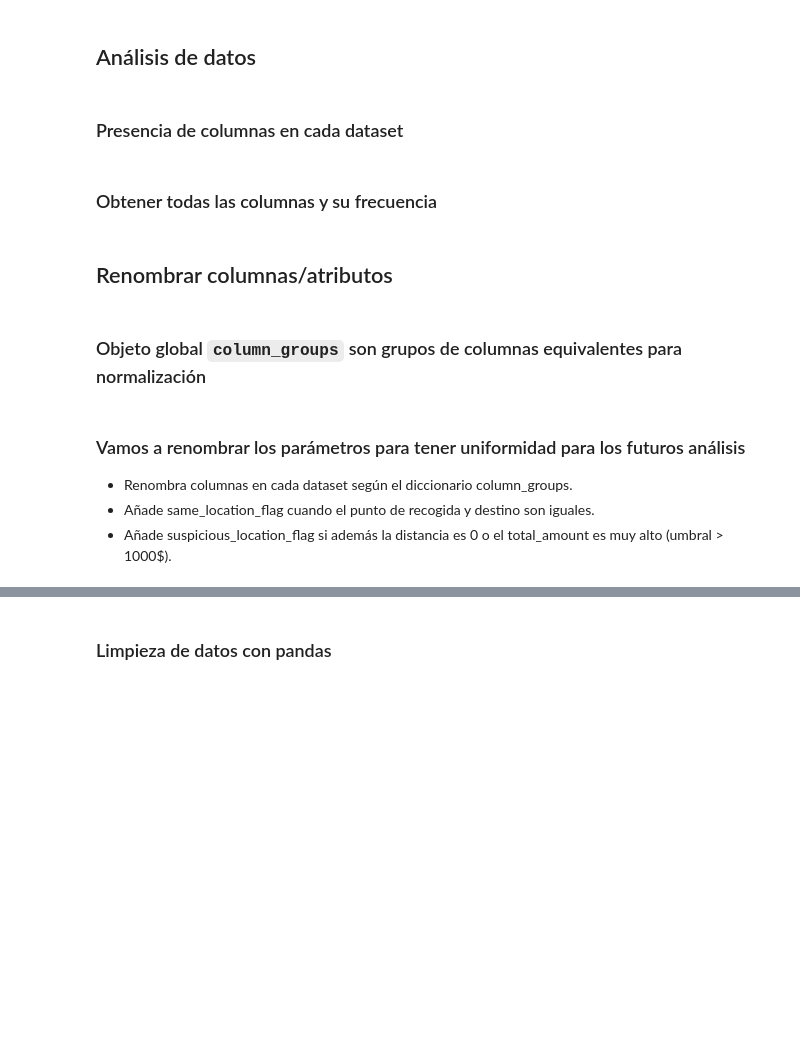
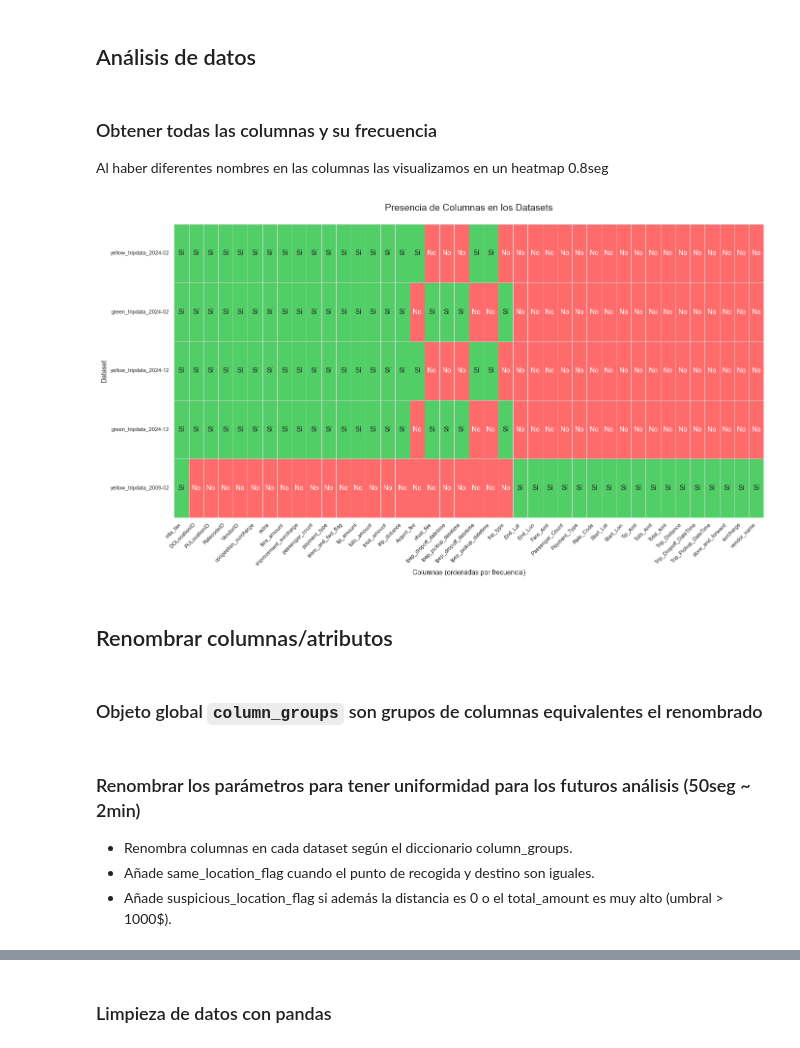
Before and after one commit to renerubio/NYC-TAXI, a Jupyter notebook: NYC_Taxi.ipynb, the cells around one changed output, grey strips where cells are left out. Cells and saved outputs as stored; diff of their text form; code cells hidden in the pictures; blank space fills up the shorter version.

```diff
--- a/NYC_Taxi.ipynb
+++ b/NYC_Taxi.ipynb
@@ -144,59 +141,27 @@ for nombre, (ruta_local, url_remota) in datasets.items():
 ### Objeto global con los datasets cargados y listos para usar
 # %%
 # Definimos todos los datasets con sus nombres
-datasets = {
-    "yellow_tripdata_2025-02": yellow_df_2025_02, # type: ignore
-    "green_tripdata_2025-02": green_df_2025_02, # type: ignore
-    "fhv_tripdata_2025-02": fhv_df_2025_02, # type: ignore
-    "fhvhv_tripdata_2025-02": fhvhv_df_2025_02, # type: ignore
+original_datasets = {
+    "yellow_tripdata_2024-02": yellow_df_2024_02, # type: ignore
+    "green_tripdata_2024-02": green_df_2024_02, # type: ignore
     "yellow_tripdata_2024-12": yellow_df_2024_12, # type: ignore
     "green_tripdata_2024-12": green_df_2024_12, # type: ignore
-    "fhv_tripdata_2024-12": fhv_df_2024_12, # type: ignore
-    "fhvhv_tripdata_2024-12": fhvhv_df_2024_12, # type: ignore
     "yellow_tripdata_2009-02": yellow_df_2009_02, # type: ignore // Ejercicio 2.5
 }
 
 # Liberar memoria de las variables ya cargadas
-del yellow_df_2025_02 # type: ignore
-del green_df_2025_02 # type: ignore
-del fhv_df_2025_02 # type: ignore
-del fhvhv_df_2025_02 # type: ignore
+del yellow_df_2024_02 # type: ignore
+del green_df_2024_02 # type: ignore
 del yellow_df_2024_12 # type: ignore
 del green_df_2024_12 # type: ignore
-del fhv_df_2024_12 # type: ignore
-del fhvhv_df_2024_12 # type: ignore
 del yellow_df_2009_02 # type: ignore // Ejercicio 2.5
 # %% [markdown]
 ## Análisis de datos
-# %% [markdown]
-### Presencia de columnas en cada dataset
-# %%
-# Obtenemos todas las columnas únicas
-all_columns = set()
-for df in datasets.values():
-    all_columns.update(df.columns)
-
-# Calculamos frecuencia de cada columna (en cuántos datasets aparece)
-column_freq = {col: sum(col in df.columns for df in datasets.values()) for col in all_columns}
-
-# Ordenamos columnas por frecuencia (mayor a menor) y luego alfabéticamente
-sorted_columns = sorted(all_columns, key=lambda x: (-column_freq[x], x))
-
-# Creamos la tabla de presencia
-presence_data = []
-for name, df in datasets.items():
-    presence_data.append([name] + ['Sí' if col in df.columns else 'No' for col in sorted_columns])
-
-# Creamos el DataFrame
-presence_df = pd.DataFrame(presence_data, columns=['Dataset'] + sorted_columns)
-
-# Mostramos la tabla
-print("Presencia de columnas en cada dataset (ordenadas por frecuencia):")
-print(presence_df.to_string(index=False))
 # %% [markdown]
 ### Obtener todas las columnas y su frecuencia
+Al haber diferentes nombres en las columnas las visualizamos en un heatmap
+0.8seg
 # %%
-
 def plot_column_presence_heatmap(datasets):
     """
     Genera un heatmap de presencia de columnas a partir de un diccionario de datasets.
@@ -221,36 +186,38 @@ def plot_column_presence_heatmap(datasets):
         presence_matrix.append(presences)
 
     # 4. Crear DataFrame para el heatmap
     heatmap_df = pd.DataFrame(
         presence_matrix,
         index=datasets.keys(),
         columns=sorted_columns
     )
 
     # 5. Configurar el gráfico
     plt.figure(figsize=(14, 8))
     sns.heatmap(
         heatmap_df.replace({"Sí": 1, "No": 0}),
         cmap=["#FF6B6B", "#51CF66"],
         linewidths=0.5,
         linecolor="lightgray",
         annot=heatmap_df.values,
         fmt="",
         cbar=False
     )
 
     # 6. Personalizar el gráfico
     plt.title("Presencia de Columnas en los Datasets", fontsize=14, pad=20)
     plt.xlabel("Columnas (ordenadas por frecuencia)", fontsize=10)
     plt.ylabel("Dataset", fontsize=10)
     plt.xticks(rotation=45, ha="right", fontsize=8)
     plt.yticks(fontsize=8)
 
     plt.tight_layout()
     plt.show()
-plot_column_presence_heatmap(datasets)
+plot_column_presence_heatmap(original_datasets)
+# %% [output]
+[figure, added]
 # %% [markdown]
 ## Renombrar columnas/atributos
 # %% [markdown]
-### Objeto global `column_groups` son grupos de columnas equivalentes para normalización
+### Objeto global `column_groups` son grupos de columnas equivalentes el renombrado
 # %%
@@ -315,7 +282,7 @@ column_groups = {
     ],
 }
 # %% [markdown]
-### Vamos a renombrar los parámetros para tener uniformidad para los futuros análisis
+### Renombrar los parámetros para tener uniformidad para los futuros análisis (50seg ~ 2min)
 - Renombra columnas en cada dataset según el diccionario column_groups.
 - Añade same_location_flag cuando el punto de recogida y destino son iguales.
 - Añade suspicious_location_flag si además la distancia es 0 o el total_amount es muy alto (umbral > 1000$).
```
Also changed, not shown: parts of 57 cells of this notebook, 1 other file.
